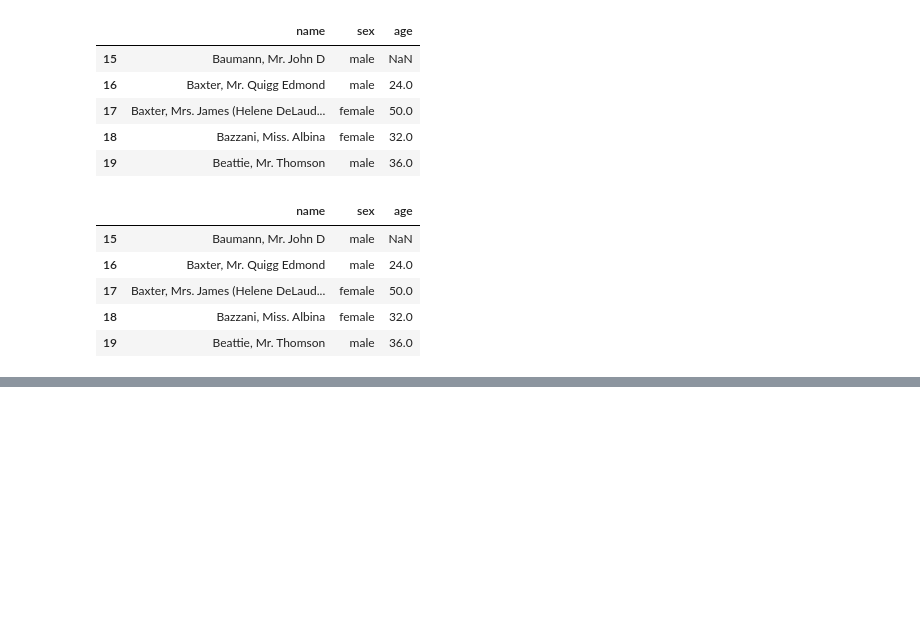
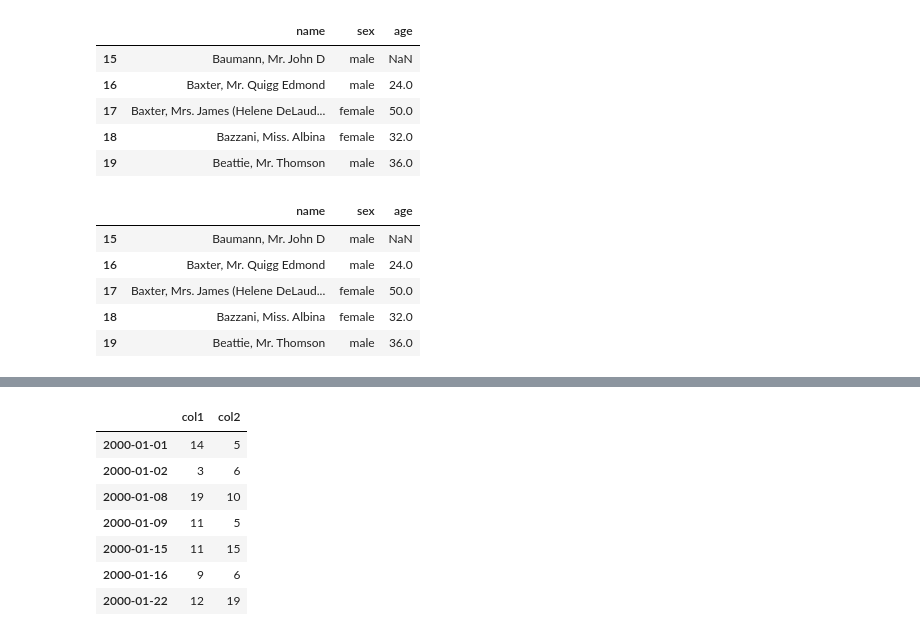
Before and after one commit to AlbertusAlanMehetabel/trik_pandas, a Jupyter notebook: Trik_Pandas_12.ipynb, the cells around one changed output, grey strips where cells are left out. Cells and saved outputs as stored; diff of their text form; code cells hidden in the pictures; blank space fills up the shorter version.

```diff
--- a/Trik_Pandas_12.ipynb
+++ b/Trik_Pandas_12.ipynb
@@ -52,0 +116,12 @@ df.loc[:, 'name':'age'].iloc[15:20, :]
+# %%
+weekends_df = df[df.index.dayofweek.isin([5, 6])]
+weekends_df.head(7)
+# %% [output]
+|  | col1 | col2 |
+| 2000-01-01 | 14 | 5 |
+| 2000-01-02 | 3 | 6 |
+| 2000-01-08 | 19 | 10 |
+| 2000-01-09 | 11 | 5 |
+| 2000-01-15 | 11 | 15 |
+| 2000-01-16 | 9 | 6 |
+| 2000-01-22 | 12 | 19 |
```
Also changed, not shown: parts of 10 cells of this notebook.
